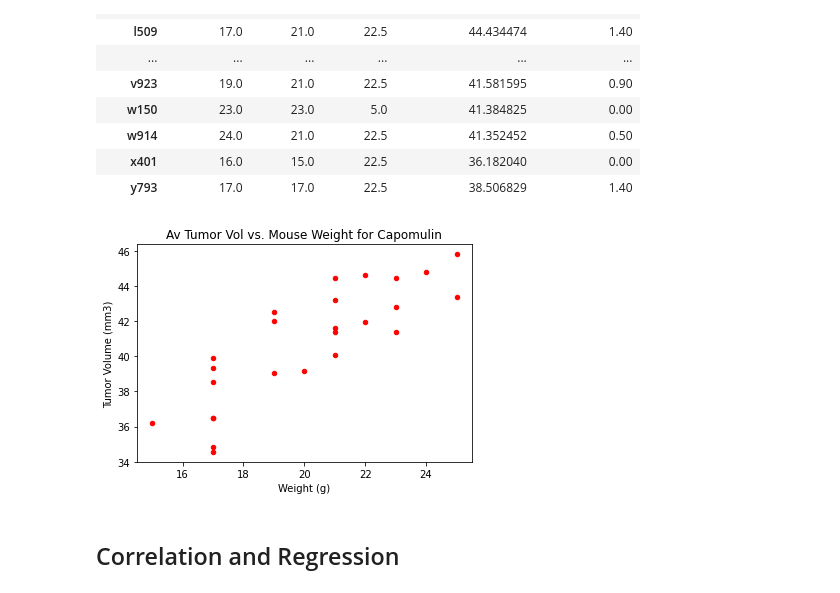
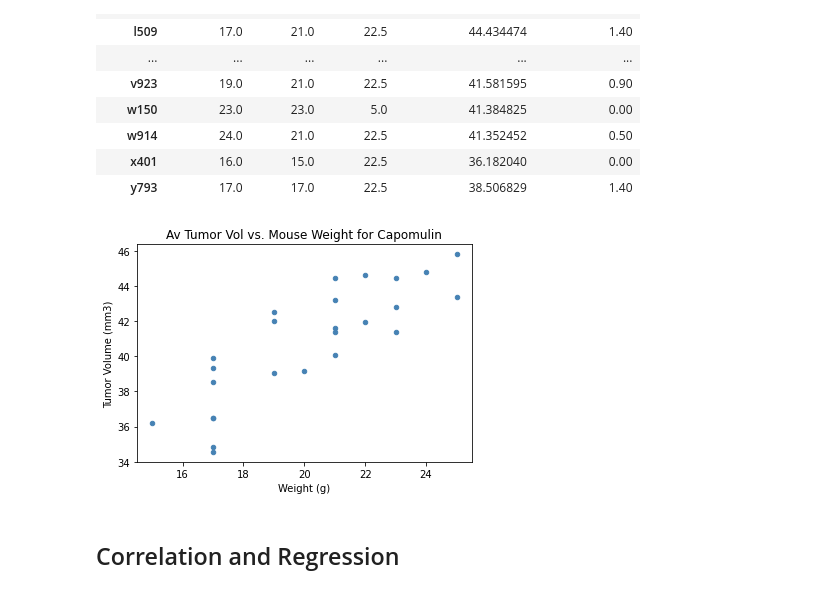
Before and after one commit to NathanJPotter/Matplotlib-challenge-np, a Jupyter notebook: Pymaceuticals/pymaceuticals_starter.ipynb, the cells around one changed output. Saved outputs shown, nothing was run; the diff lists cells and outputs as text; code cells hidden in the pictures.

```diff
--- a/Pymaceuticals/pymaceuticals_starter.ipynb
+++ b/Pymaceuticals/pymaceuticals_starter.ipynb
@@ -432,10 +432,10 @@ Capomulin_mean_avtumor_df
 | y793 | 17.0 | 17.0 | 22.5 | 38.506829 | 1.40 |
 # %%
 # Generate a scatter plot of average tumor volume vs. mouse weight
-Capomulin_mean_avtumor_df.plot(kind="scatter", x="Weight (g)", y="Tumor Volume (mm3)", color='r',
+Capomulin_mean_avtumor_df.plot(kind="scatter", x="Weight (g)", y="Tumor Volume (mm3)", color='steelblue',
                        title="Av Tumor Vol vs. Mouse Weight for Capomulin", legend="");
 # %% [output]
-[figure, old version]
+[figure, new version]
 # %% [markdown]
 ## Correlation and Regression
 # %%
```
Also changed, not shown: parts of 2 cells of this notebook.
